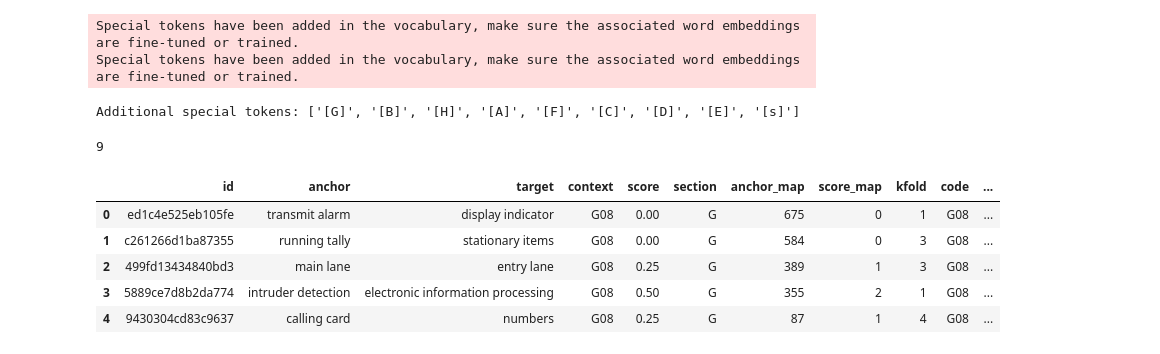
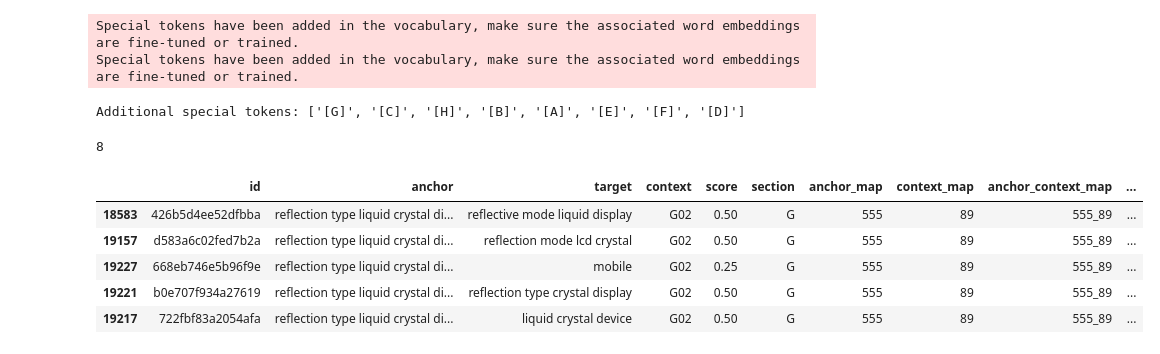
Before and after one commit to bk-anupam/KaggleChallenges, a Jupyter notebook: NLP/PatentPhraseMatching/USPPPM_train_hf_customheads.ipynb, the cells around one changed output. Cells and saved outputs as stored; diff of their text form; code cells hidden in the pictures.

Commit message:
train deberta-v3-large with targets grouped by anchor and context added to inputs

```diff
--- a/NLP/PatentPhraseMatching/USPPPM_train_hf_customheads.ipynb
+++ b/NLP/PatentPhraseMatching/USPPPM_train_hf_customheads.ipynb
@@ -64,7 +64,7 @@ class TrainingArgs:
     weight_decay = 0.01
     learning_rate = 1e-5
     warmup_ratio = 0.1
-    gradient_accumulation_steps = 2
+    gradient_accumulation_steps = 8
     fp16 = True
     lr_scheduler_type = "linear"
     # Number of checkpoints to save for each model
@@ -76,10 +76,12 @@ class TrainingArgs:
     # default to `"loss"` if unspecified and `load_best_model_at_end=True` (to use the evaluation loss).
     # If you set this value, `greater_is_better` will default to `True`. Don't forget to set it to `False` if
     # your metric is better when lower.
-    metric_for_best_model="loss"
+    metric_for_best_model="pearson"
+    greater_is_better=True
     adam_epsilon=1e-6
     #warmup_steps=1000
     log_level="warning"
+    group_by_length=True
 
 class Config:
     MODEL_NAME = "deberta-v3-large"
@@ -89,12 +91,13 @@ class Config:
     OUT_DIR = "/content/gdrive/MyDrive/Kaggle/NLP/PatentPhraseMatching/model/deberta-v3-large/"
     RUNTIME = "COLAB"
     RANDOM_STATE = 42
-    BATCH_SIZE = 24
-    EVAL_BATCH_SIZE = 64
+    BATCH_SIZE = 4
+    EVAL_BATCH_SIZE = 8
     NUM_LABELS = 1
+    LABEL_COL = "score"
     NUM_FOLDS = 5
-    RUN_ALL_FOLDS = True
-    NUM_EPOCHS = 7
+    RUN_ALL_FOLDS = False
+    NUM_EPOCHS = 1
     NUM_WORKERS = mp.cpu_count()
     TRANSFORMER_CHECKPOINT = "microsoft/deberta-v3-large"
     DEVICE = torch.device('cuda' if torch.cuda.is_available() else 'cpu')
@@ -129,6 +129,8 @@ from sklearn.preprocessing import LabelEncoder
 
 anchor_encoder = LabelEncoder()
 df_train["anchor_map"] = anchor_encoder.fit_transform(df_train["anchor"])
+df_train["context_map"] = anchor_encoder.fit_transform(df_train["context"])
+df_train["anchor_context_map"] = df_train["anchor_map"].astype(str).str.cat(df_train["context_map"].astype(str), sep="_")
 # Score is not really a continuous value here as there are just five distinct values. But since it is float it needs to be converted
 # to categorical value before we can perform stratified split on score
 df_train["score_map"] = df_train["score"].map({0.00: 0, 0.25: 1, 0.50: 2, 0.75: 3, 1.00: 4})
@@ -170,7 +172,7 @@ if Config.TRAIN_ON_SUBSET:
 # df_train = strat_kfold_dataframe(df_train, target_col_name="bins", num_folds=Config.NUM_FOLDS)
 
 # Now do a stratified group k fold on the bins column (which is a categorical column) and anchor as groups
-df_train = strat_group_kfold_dataframe(df_train, target_col_name="score_map", group_col_name="anchor_map", num_folds=Config.NUM_FOLDS)
+df_train = strat_group_kfold_dataframe(df_train, target_col_name="score_map", group_col_name="anchor_context_map", num_folds=Config.NUM_FOLDS)
 # drop the bin column
 # df_train = df_train.drop(["bins"], axis=1)
 # df_train = df_train.drop(["anchor_map", "score_map"], axis=1)
@@ -238,0 +247,14 @@ df_train.head()
+# %%
+# For each anchor, context group (i.e. set of records having same anchor and context values), concatenate the target phrases
+# key is unique anchor_context_map , value is concatenation of target phrases of all records for that unique anchor_context_map
+anc_ctx_targets = {}
+for anchor_context_map in df_train.anchor_context_map.unique():
+    df_train_sub = df_train[df_train.anchor_context_map == anchor_context_map]
+    anchor_context_target_text = ",".join(df_train_sub.target)
+    anc_ctx_targets[anchor_context_map] = anchor_context_target_text
+
+df_train["anchor_context_targets"] = df_train.anchor_context_map.map(anc_ctx_targets)
+df_train["anc_ctx_tgt_len"] = df_train["anchor_context_targets"].apply(lambda text: len(text.split()))
+df_train = df_train.sort_values(by=["anc_ctx_tgt_len"], ascending=False)
+# df_train = df_train.head(500)
+# df_train = df_train[df_train.anchor_context_map == "555_89"]
@@ -533,24 +517,24 @@ Special tokens have been added in the vocabulary, make sure the associated word
 # %%
 df_train['sectok'] = '[' + df_train.section + ']'
 sectoks = list(df_train.sectok.unique())
-sep = '[s]'
-sectoks.append(sep)
 print(f"Additional special tokens: {sectoks}")
 tokenizer.add_special_tokens({'additional_special_tokens': sectoks})
 # %% [output]
-Additional special tokens: ['[G]', '[B]', '[H]', '[A]', '[F]', '[C]', '[D]', '[E]', '[s]']
+Additional special tokens: ['[G]', '[C]', '[H]', '[B]', '[A]', '[E]', '[F]', '[D]']
-9
+8
 # %%
-#sep = tokenizer.sep_token
-df_train["inputs"] = df_train.sectok + sep + df_train.anchor + sep + df_train.target + sep + df_train.title
+sep = " " + tokenizer.sep_token + " "
+# sep = tokenizer.sep_token
+df_train["inputs"] = df_train.sectok + sep + df_train.anchor + sep + df_train.target + sep + df_train.title + sep + df_train.anchor_context_targets
+df_train["inputs"] = df_train["inputs"].apply(lambda x: x.lower())
 df_train.head()
 # %% [output]
-|  | id | anchor | target | context | score | section | anchor_map | score_map | kfold | code | ... |
-| 0 | ed1c4e525eb105fe | transmit alarm | display indicator | G08 | 0.00 | G | 675 | 0 | 1 | G08 | ... |
-| 1 | c261266d1ba87355 | running tally | stationary items | G08 | 0.00 | G | 584 | 0 | 3 | G08 | ... |
-| 2 | 499fd13434840bd3 | main lane | entry lane | G08 | 0.25 | G | 389 | 1 | 3 | G08 | ... |
-| 3 | 5889ce7d8b2da774 | intruder detection | electronic information processing | G08 | 0.50 | G | 355 | 2 | 1 | G08 | ... |
-| 4 | 9430304cd83c9637 | calling card | numbers | G08 | 0.25 | G | 87 | 1 | 4 | G08 | ... |
+|  | id | anchor | target | context | score | section | anchor_map | context_map | anchor_context_map | ... |
+| 18583 | 426b5d4ee52dfbba | reflection type liquid crystal di... | reflective mode liquid display | G02 | 0.50 | G | 555 | 89 | 555_89 | ... |
+| 19157 | d583a6c02fed7b2a | reflection type liquid crystal di... | reflection mode lcd crystal | G02 | 0.50 | G | 555 | 89 | 555_89 | ... |
+| 19227 | 668eb746e5b96f9e | reflection type liquid crystal di... | mobile | G02 | 0.25 | G | 555 | 89 | 555_89 | ... |
+| 19221 | b0e707f934a27619 | reflection type liquid crystal di... | reflection type crystal display | G02 | 0.50 | G | 555 | 89 | 555_89 | ... |
+| 19217 | 722fbf83a2054afa | reflection type liquid crystal di... | liquid crystal device | G02 | 0.50 | G | 555 | 89 | 555_89 | ... |
 # %%
 def tokenize_text(tokenizer, with_labels, row):
     encoding = tokenizer(
```
Also changed, not shown: parts of 22 cells of this notebook.
